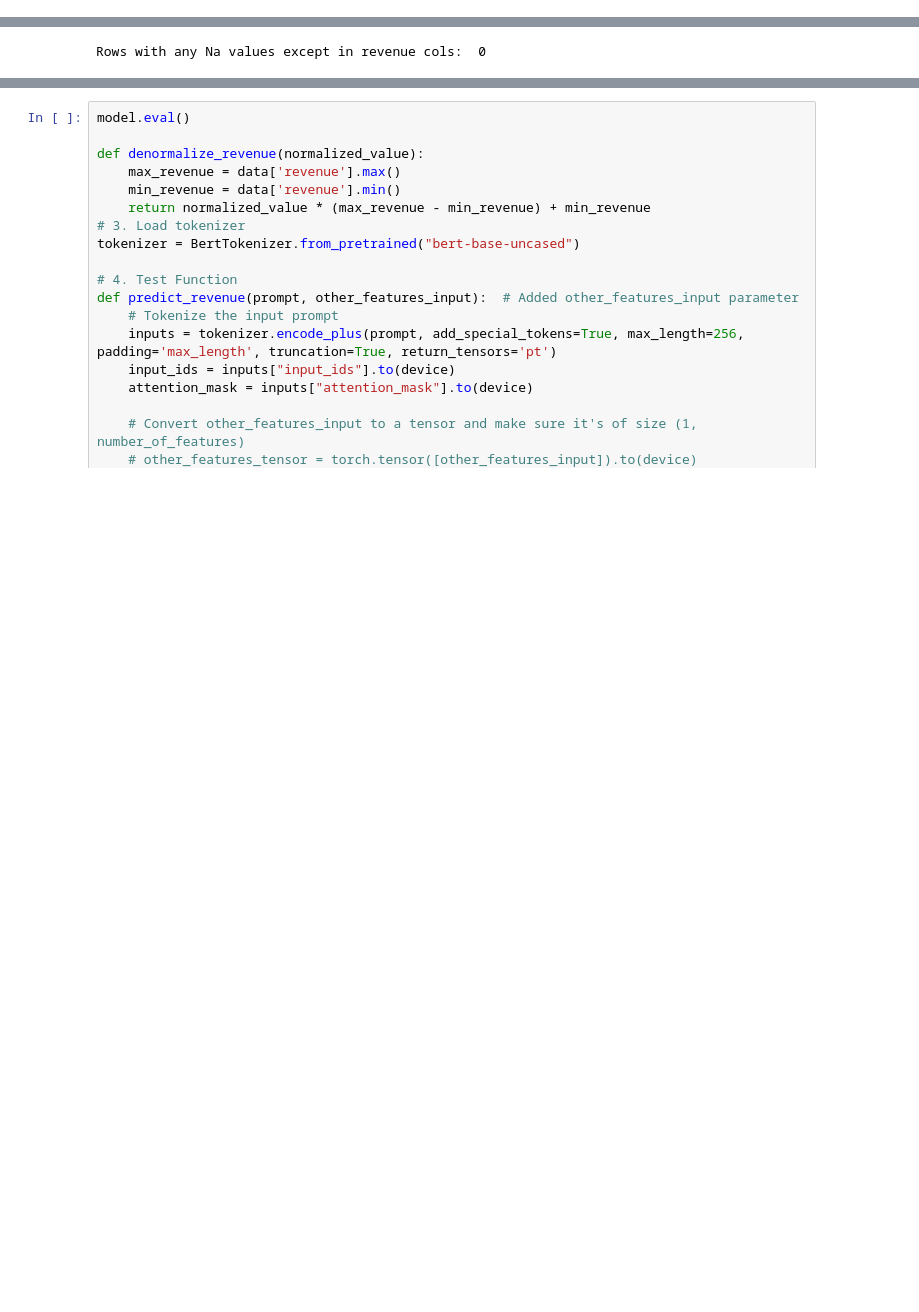
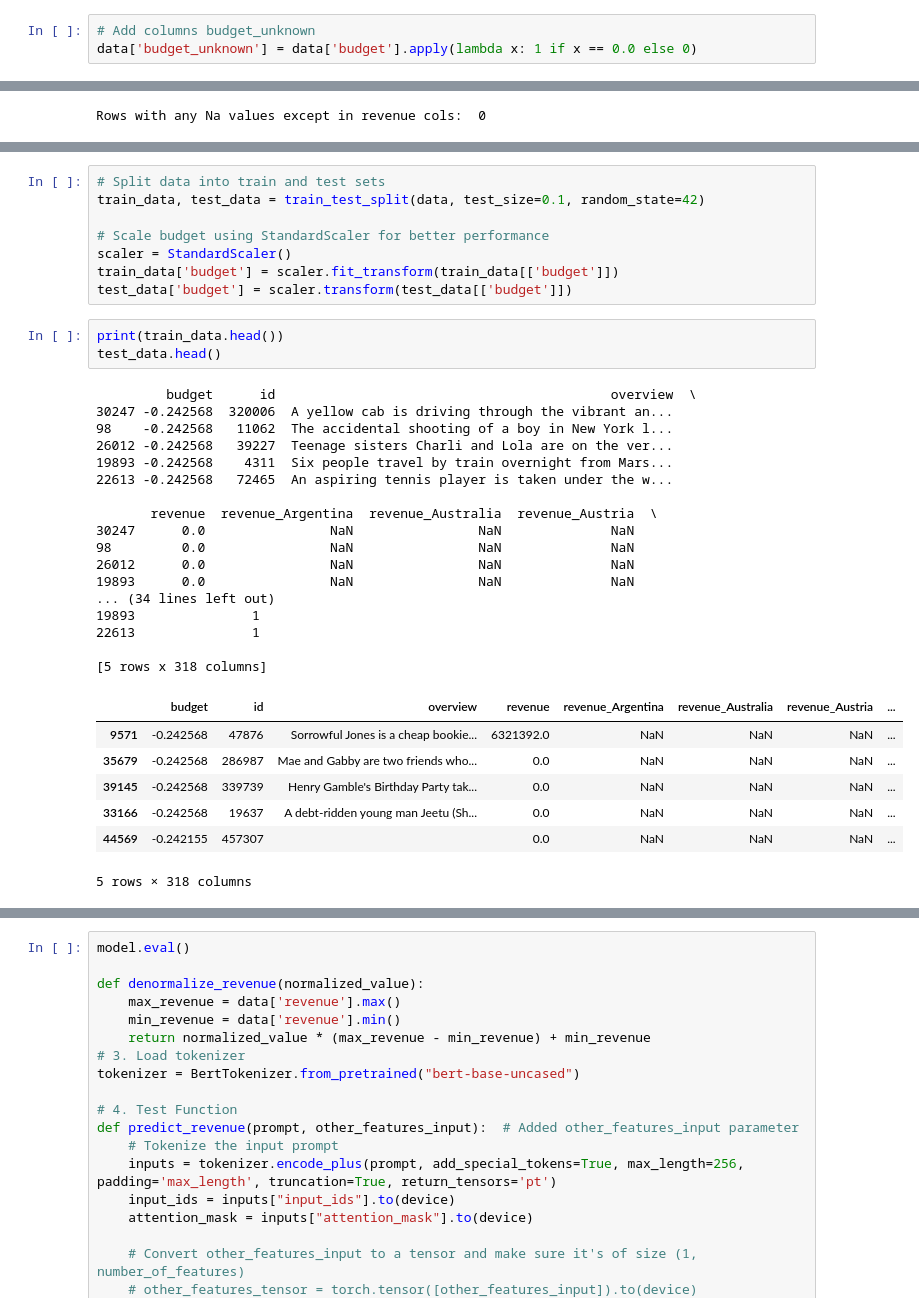
Before and after one commit to kshitij79/Cine-Sage-Insights, a Jupyter notebook: model_experiments/DVATeam20_BERT_n_regression_models.ipynb, the cells around one changed output, grey strips where cells are left out. Cells and saved outputs as stored; diff of their text form; blank space fills up the shorter version.

```diff
--- a/model_experiments/DVATeam20_BERT_n_regression_models.ipynb
+++ b/model_experiments/DVATeam20_BERT_n_regression_models.ipynb
@@ -236,6 +237,9 @@ data.head()
 | 3 | 16000000.0 | 31357 | Cheated on, mistreated and steppe... | 81452156.0 | NaN | NaN | NaN | ... |
 | 4 | 0.0 | 11862 | Just when George Banks has recove... | 76578911.0 | NaN | NaN | NaN | ... |
 5 rows × 317 columns
+# %%
+# Add columns budget_unknown
+data['budget_unknown'] = data['budget'].apply(lambda x: 1 if x == 0.0 else 0)
 # %%
 # Rows with any NaN values in columns other than country wise revenue columns starting with revenue
 non_revenue_cols = [col for col in data.columns if not col.startswith('revenue_')]
@@ -245,3 +260,39 @@ Rows with any Na values except in revenue cols:  0
+# %%
+# Split data into train and test sets
+train_data, test_data = train_test_split(data, test_size=0.1, random_state=42)
+
+# Scale budget using StandardScaler for better performance
+scaler = StandardScaler()
+train_data['budget'] = scaler.fit_transform(train_data[['budget']])
+test_data['budget'] = scaler.transform(test_data[['budget']])
+# %%
+print(train_data.head())
+test_data.head()
+# %% [output]
+         budget      id                                           overview  \
+30247 -0.242568  320006  A yellow cab is driving through the vibrant an...
+98    -0.242568   11062  The accidental shooting of a boy in New York l...
+26012 -0.242568   39227  Teenage sisters Charli and Lola are on the ver...
+19893 -0.242568    4311  Six people travel by train overnight from Mars...
+22613 -0.242568   72465  An aspiring tennis player is taken under the w...
+
+       revenue  revenue_Argentina  revenue_Australia  revenue_Austria  \
+30247      0.0                NaN                NaN              NaN
+98         0.0                NaN                NaN              NaN
+26012      0.0                NaN                NaN              NaN
+19893      0.0                NaN                NaN              NaN
+... (34 lines left out)
+19893               1
+22613               1
+
+[5 rows x 318 columns]
+|  | budget | id | overview | revenue | revenue_Argentina | revenue_Australia | revenue_Austria | ... |
+| 9571 | -0.242568 | 47876 | Sorrowful Jones is a cheap bookie... | 6321392.0 | NaN | NaN | NaN | ... |
+| 35679 | -0.242568 | 286987 | Mae and Gabby are two friends who... | 0.0 | NaN | NaN | NaN | ... |
+| 39145 | -0.242568 | 339739 | Henry Gamble's Birthday Party tak... | 0.0 | NaN | NaN | NaN | ... |
+| 33166 | -0.242568 | 19637 | A debt-ridden young man Jeetu (Sh... | 0.0 | NaN | NaN | NaN | ... |
+| 44569 | -0.242155 | 457307 |  | 0.0 | NaN | NaN | NaN | ... |
+5 rows × 318 columns
 # %%
 # 2. Dataset and Dataloader
 class RevenueDataset(Dataset):
```
Also changed, not shown: parts of 12 cells of this notebook.
